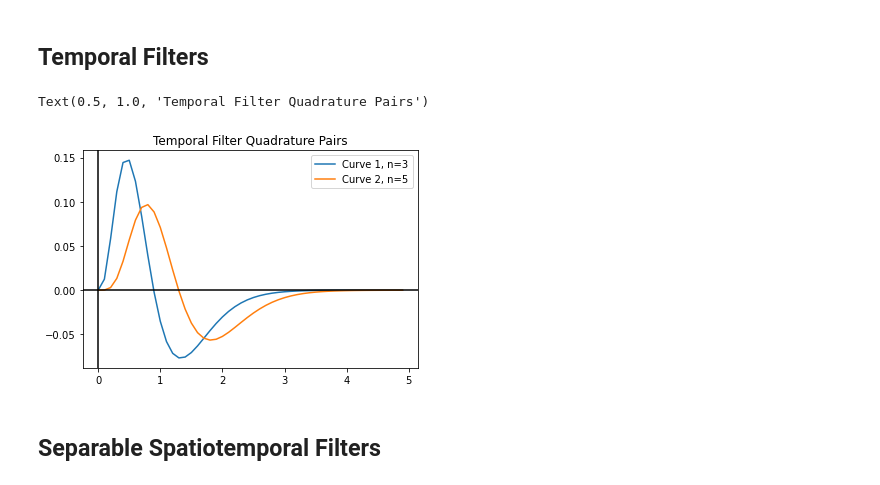
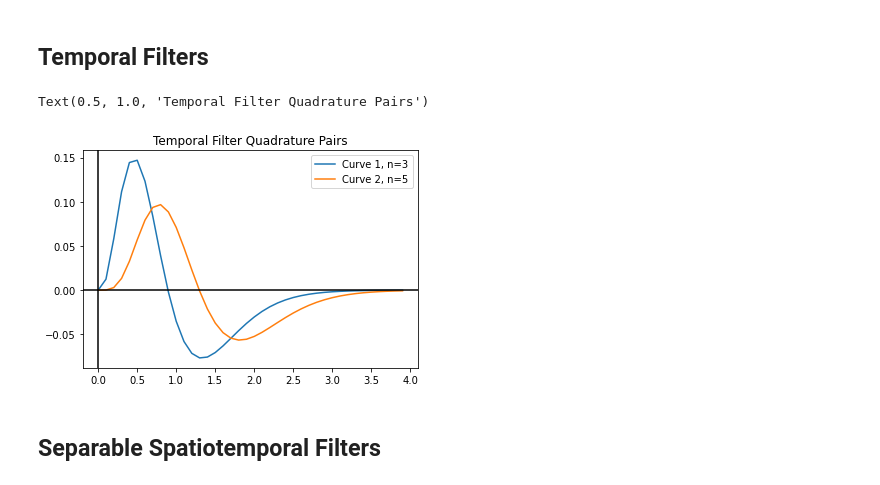
Before and after one commit to vdutell/linearfiltering, a Jupyter notebook: adelsonbergen1984.ipynb, the cells around one changed output. Drawn from its saved outputs; the diff is of its cells as text; code cells hidden in the pictures.

```diff
--- a/adelsonbergen1984.ipynb
+++ b/adelsonbergen1984.ipynb
@@ -78,22 +78,22 @@ plt.show()
 # %%
 def temporal_filter(t, n=3, k=1):
     a = (k*t)**n
     b = np.exp(-k*t)
     c = (1/np.math.factorial(n))-((k*t)**2)/(np.math.factorial(n+2))
     return(a*b*c)
 
-times = np.arange(0,5,0.1)
+times = np.arange(0,4,0.1)
 response_1 = temporal_filter(times, n=3, k=5)
 response_2 = temporal_filter(times, n=5, k=5)
 plt.plot(times,response_1, label='Curve 1, n=3')
 plt.plot(times,response_2, label='Curve 2, n=5')
 plt.axhline(0,c='k')
 plt.axvline(0,c='k')
 plt.legend()
 plt.title("Temporal Filter Quadrature Pairs")
 # %% [output]
 Text(0.5, 1.0, 'Temporal Filter Quadrature Pairs')
-[figure, old version]
+[figure, new version]
 # %% [markdown]
 ## Separable Spatiotemporal Filters
 # %%
```
Also changed, not shown: parts of 9 cells of this notebook.
